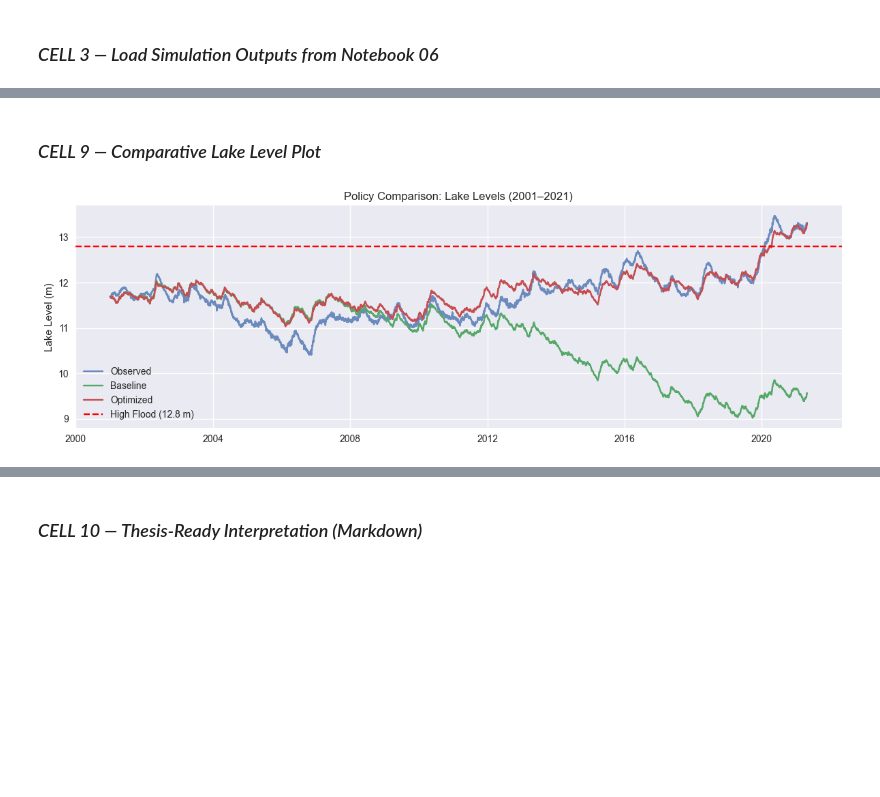
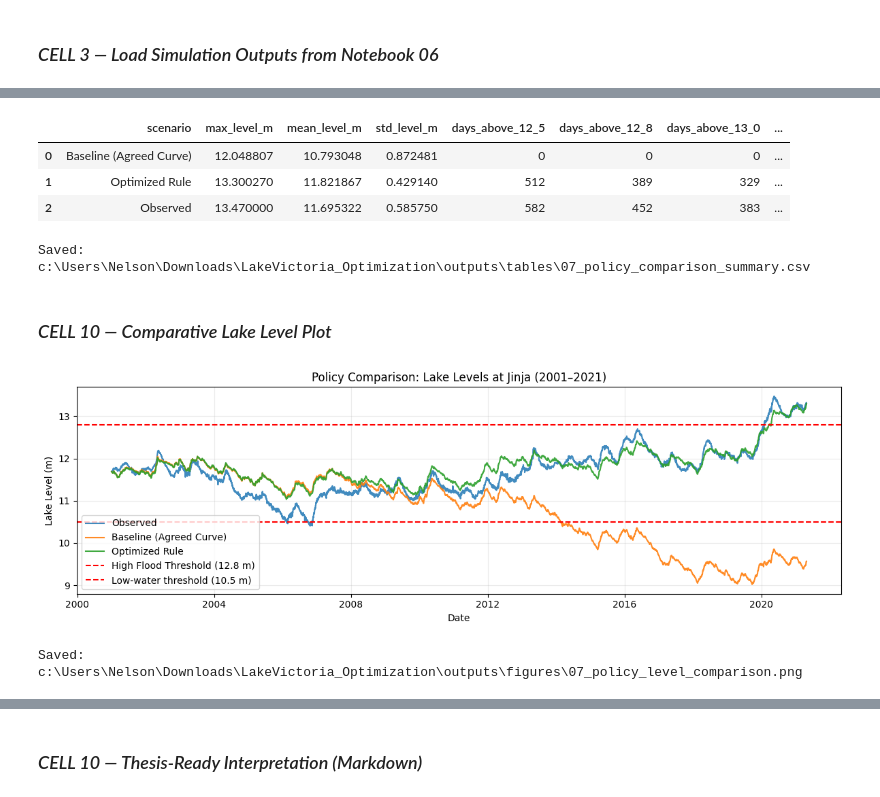
Before and after one commit to MoXaDe23/LakeVictoria_Optimization, a Jupyter notebook: notebooks/07_policy_scenario_evaluation.ipynb, the cells around one changed output, grey strips where cells are left out. Cells and saved outputs as stored; diff of their text form; code cells hidden in the pictures; blank space fills up the shorter version.

```diff
--- a/notebooks/07_policy_scenario_evaluation.ipynb
+++ b/notebooks/07_policy_scenario_evaluation.ipynb
@@ -72,3 +137,12 @@ Optimized: (7422, 12)
 H_MODERATE = 12.5
 H_HIGH = 12.8
 H_EXTREME = 13.0
+H_LOW = 10.5
+
+thresholds = {
+    "12_5": H_MODERATE,
+    "12_8": H_HIGH,
+    "13_0": H_EXTREME,
+    "11_5": H_LOW,
+}
+thresholds
@@ -142,23 +319,48 @@ summary
+# %%
+summary = risk_table.merge(power_table, on="scenario", how="left")
+
+# Optional display-friendly label instead of raw NaN status ambiguity
+summary["power_metric_status"] = summary["power_metric_status"].fillna("not_available")
+
+summary
+# %% [output]
+|  | scenario | max_level_m | mean_level_m | std_level_m | days_above_12_5 | days_above_12_8 | days_above_13_0 | ... |
+| 0 | Baseline (Agreed Curve) | 12.048807 | 10.793048 | 0.872481 | 0 | 0 | 0 | ... |
+| 1 | Optimized Rule | 13.300270 | 11.821867 | 0.429140 | 512 | 389 | 329 | ... |
+| 2 | Observed | 13.470000 | 11.695322 | 0.585750 | 582 | 452 | 383 | ... |
 # %%
 # Save summary
-summary.to_csv(TAB_DIR / "07_policy_comparison_summary.csv", index=False)
+summary_path = TAB_DIR / "07_policy_comparison_summary.csv"
+summary.to_csv(summary_path, index=False)
+print("Saved:", summary_path)
+# %% [output]
+Saved: c:\Users\Nelson\Downloads\LakeVictoria_Optimization\outputs\tables\07_policy_comparison_summary.csv
 # %% [markdown]
-### *CELL 9 — Comparative Lake Level Plot*
+### *CELL 10 — Comparative Lake Level Plot*
-# %%
-plt.figure(figsize=(12,4))
-
-plt.plot(observed.index, observed["level_obs_m"], label="Observed", alpha=0.8)
-plt.plot(baseline.index, baseline["level_sim_m"], label="Baseline")
-plt.plot(optimized.index, optimized["level_sim_m"], label="Optimized")
-
-plt.axhline(H_HIGH, color="red", linestyle="--", label="High Flood (12.8 m)")
-
-plt.legend()
-plt.title("Policy Comparison: Lake Levels (2001–2021)")
-plt.ylabel("Lake Level (m)")
-plt.tight_layout()
-
-plt.savefig(FIG_DIR / "07_policy_level_comparison.png", dpi=200)
-plt.show()
-# %% [output]
-[figure, removed]
+# %%
+fig, ax = plt.subplots(figsize=(12, 4))
+
+ax.plot(scenarios["Observed"]["level"].index, scenarios["Observed"]["level"], label="Observed", alpha=0.85)
+ax.plot(scenarios["Baseline (Agreed Curve)"]["level"].index, scenarios["Baseline (Agreed Curve)"]["level"],
+        label="Baseline (Agreed Curve)", alpha=0.9)
+ax.plot(scenarios["Optimized Rule"]["level"].index, scenarios["Optimized Rule"]["level"],
+        label="Optimized Rule", alpha=0.9)
+
+ax.axhline(H_HIGH, color="red", linestyle="--", label="High Flood Threshold (12.8 m)")
+ax.axhline(H_LOW, color="red", linestyle="--", label=f"Low-water threshold ({H_LOW} m)")
+
+ax.set_title("Policy Comparison: Lake Levels at Jinja (2001–2021)")
+ax.set_xlabel("Date")
+ax.set_ylabel("Lake Level (m)")
+ax.grid(True, alpha=0.25)
+ax.legend()
+
+fig.tight_layout()
+fig_path = FIG_DIR / "07_policy_level_comparison.png"
+fig.savefig(fig_path, dpi=200)
+plt.show()
+
+print("Saved:", fig_path)
+# %% [output]
+[figure, added]
+Saved: c:\Users\Nelson\Downloads\LakeVictoria_Optimization\outputs\figures\07_policy_level_comparison.png
```
Also changed, not shown: parts of 23 cells of this notebook, 21 other files.
